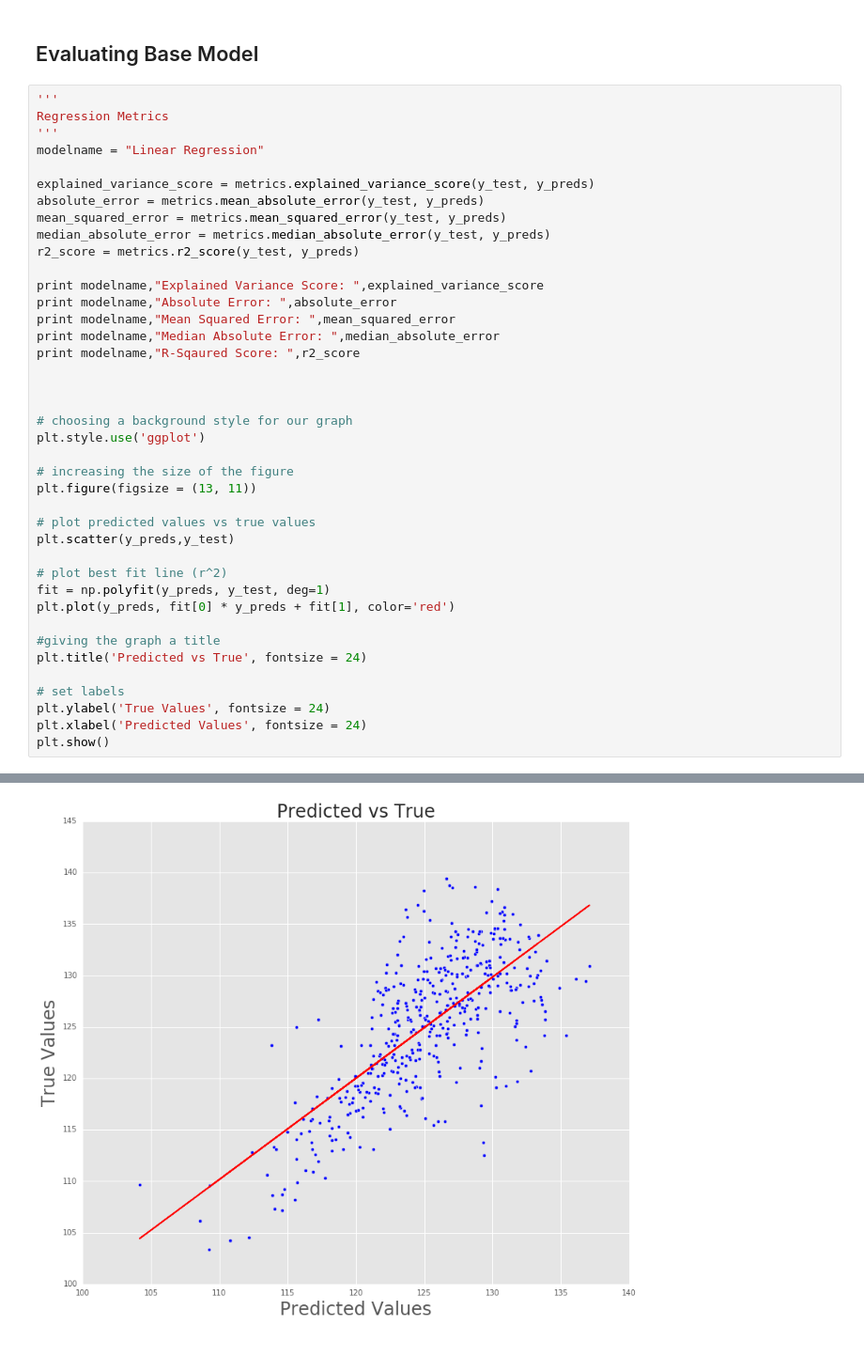
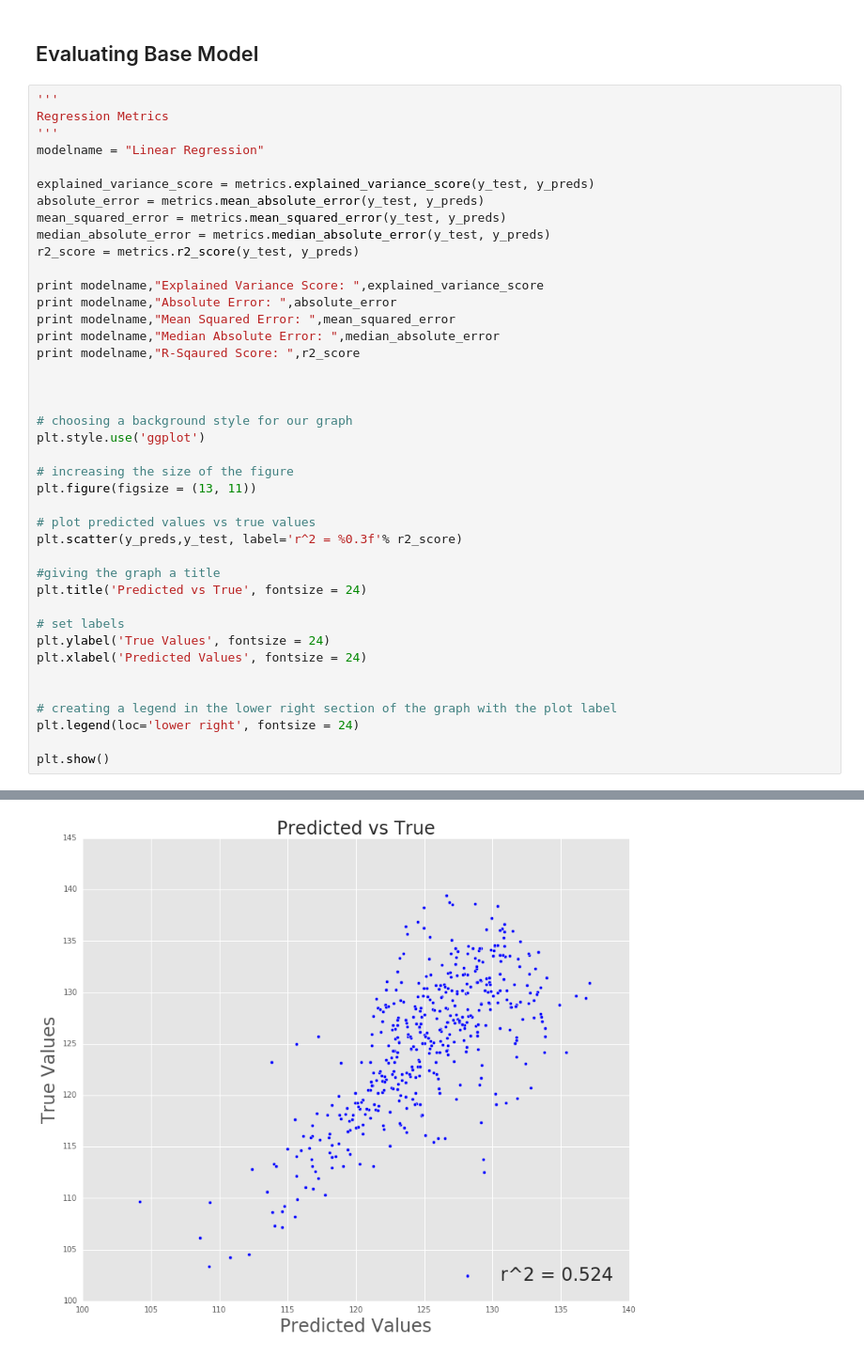
Before and after one commit to differential-defenestration/models_compilation, a Jupyter notebook: Regression/LinearRegression_example.ipynb, the cells around one changed output, grey strips where cells are left out. Shown: that part at 94% size. Saved outputs shown, nothing was run; the diff lists cells and outputs as text.

```diff
--- a/Regression/LinearRegression_example.ipynb
+++ b/Regression/LinearRegression_example.ipynb
@@ -60,36 +60,37 @@ r2_score = metrics.r2_score(y_test, y_preds)
 
 print modelname,"Explained Variance Score: ",explained_variance_score
 print modelname,"Absolute Error: ",absolute_error
 print modelname,"Mean Squared Error: ",mean_squared_error
 print modelname,"Median Absolute Error: ",median_absolute_error
 print modelname,"R-Sqaured Score: ",r2_score
 
 
 
 # choosing a background style for our graph
 plt.style.use('ggplot')
 
 # increasing the size of the figure
 plt.figure(figsize = (13, 11))
 
 # plot predicted values vs true values
-plt.scatter(y_preds,y_test)
-
-# plot best fit line (r^2)
-fit = np.polyfit(y_preds, y_test, deg=1)
-plt.plot(y_preds, fit[0] * y_preds + fit[1], color='red')
+plt.scatter(y_preds,y_test, label='r^2 = %0.3f'% r2_score)
 
 #giving the graph a title
 plt.title('Predicted vs True', fontsize = 24)
 
 # set labels
 plt.ylabel('True Values', fontsize = 24)
 plt.xlabel('Predicted Values', fontsize = 24)
+
+
+# creating a legend in the lower right section of the graph with the plot label
+plt.legend(loc='lower right', fontsize = 24)
+
 plt.show()
 # %% [output]
 Linear Regression Explained Variance Score:  0.523758846533
 Linear Regression Absolute Error:  3.67473106542
 Linear Regression Mean Squared Error:  22.3959466438
 Linear Regression Median Absolute Error:  2.91408164807
 Linear Regression R-Sqaured Score:  0.523656976493
-[figure, old version]
+[figure, new version]
```
Also changed, not shown: parts of 1 cell of this notebook.
